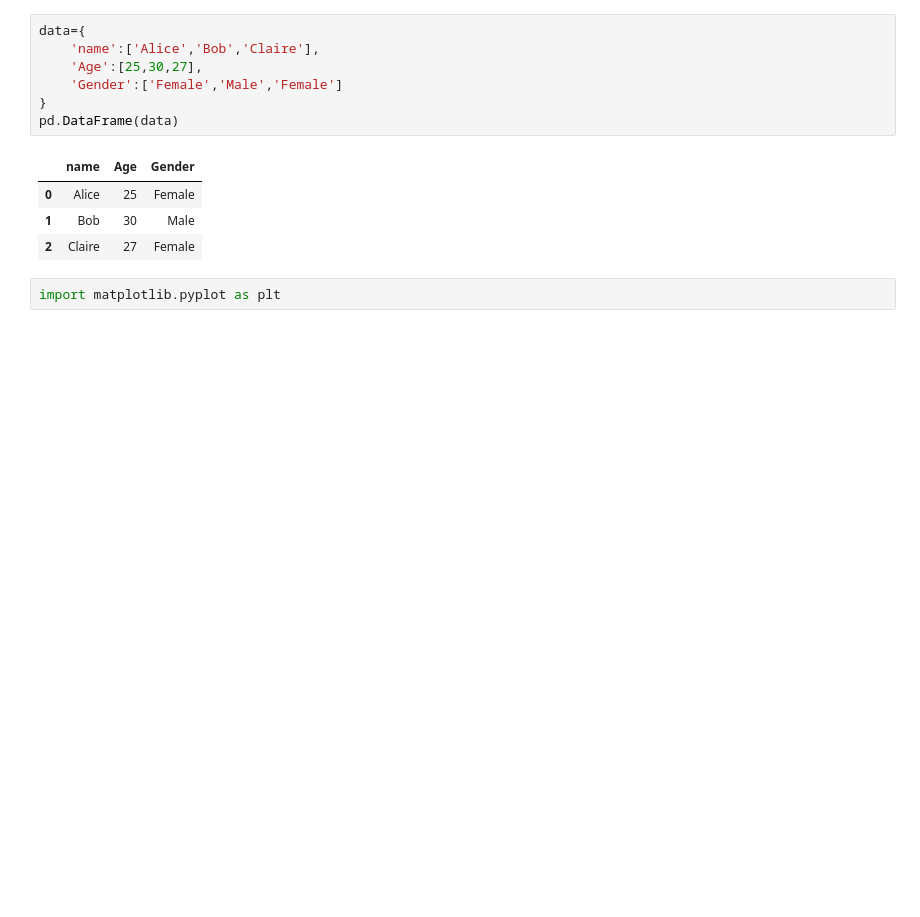
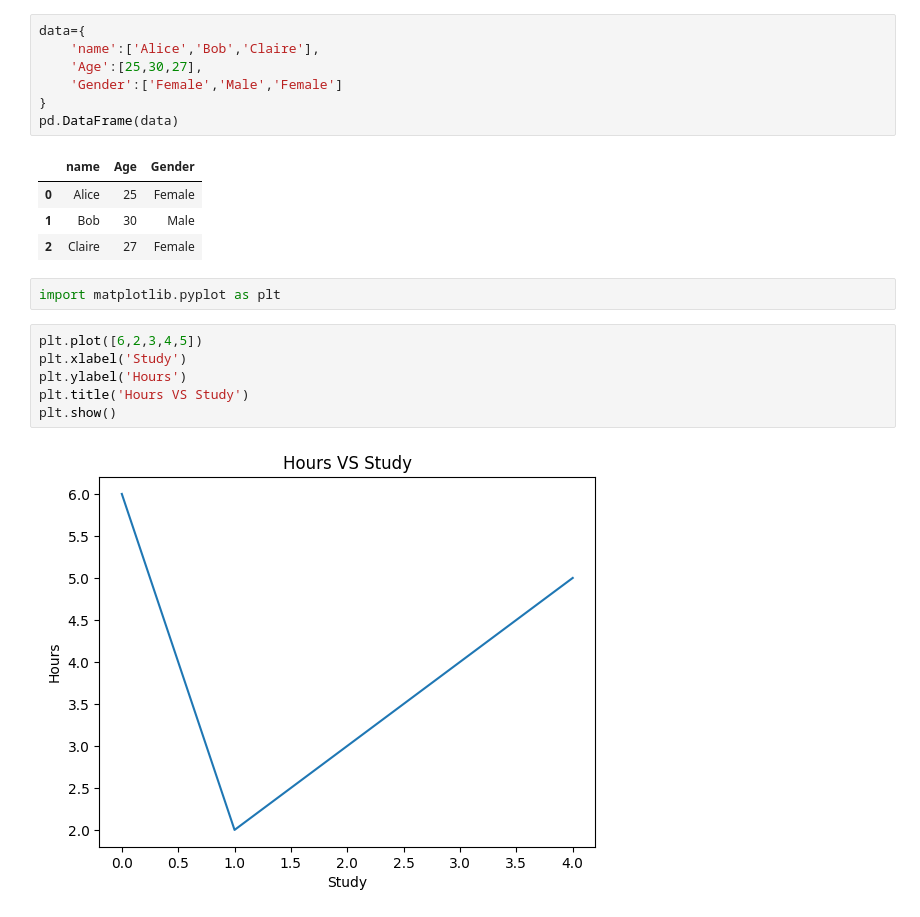
Before and after one commit to delowarshizar/Practice, a Jupyter notebook: ml.ipynb, the cells around one changed output. Drawn from its saved outputs; the diff is of its cells as text; blank space fills up the shorter version.

```diff
--- a/ml.ipynb
+++ b/ml.ipynb
@@ -26,3 +26,11 @@ pd.DataFrame(data)
 | 2 | Claire | 27 | Female |
 # %%
 import matplotlib.pyplot as plt
+# %%
+plt.plot([6,2,3,4,5])
+plt.xlabel('Study')
+plt.ylabel('Hours')
+plt.title('Hours VS Study')
+plt.show()
+# %% [output]
+[figure, added]
```
Also changed, not shown: parts of 1 cell of this notebook.
